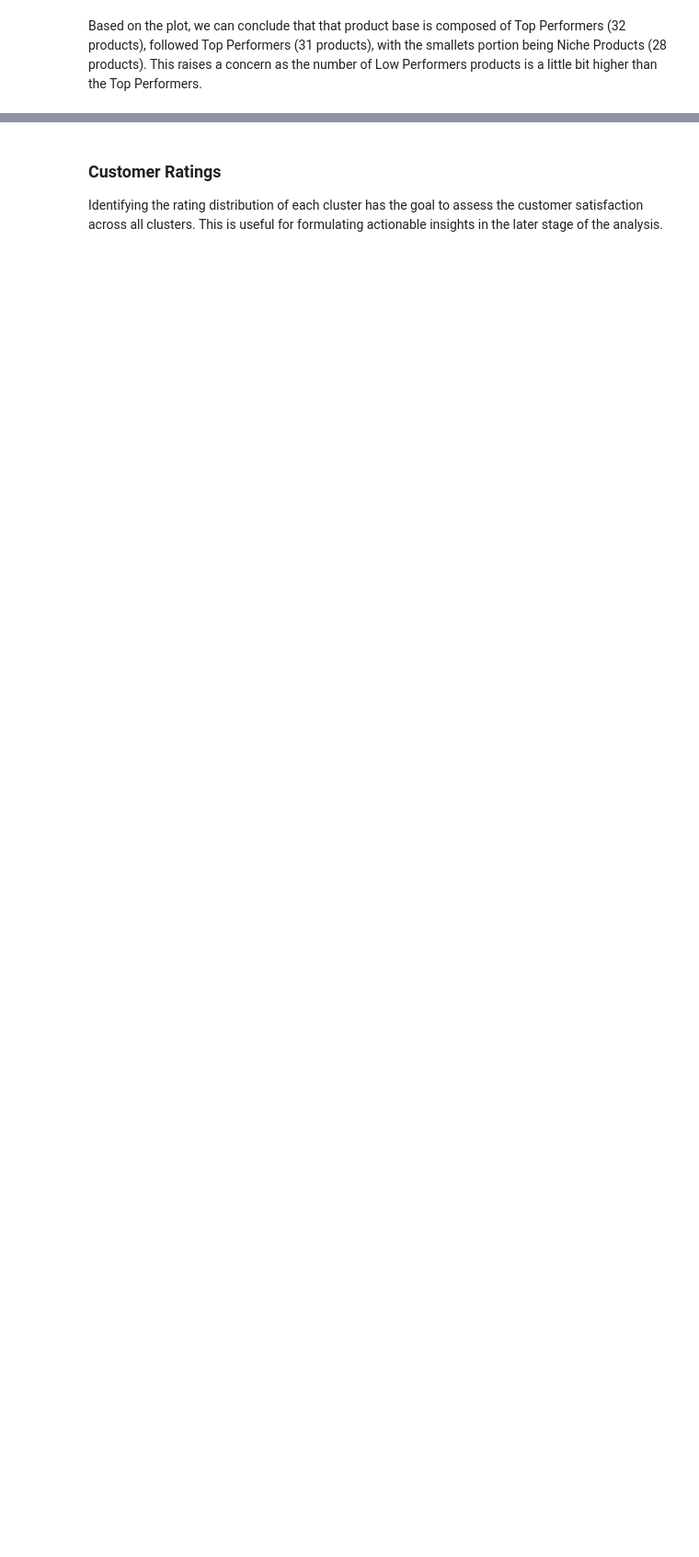
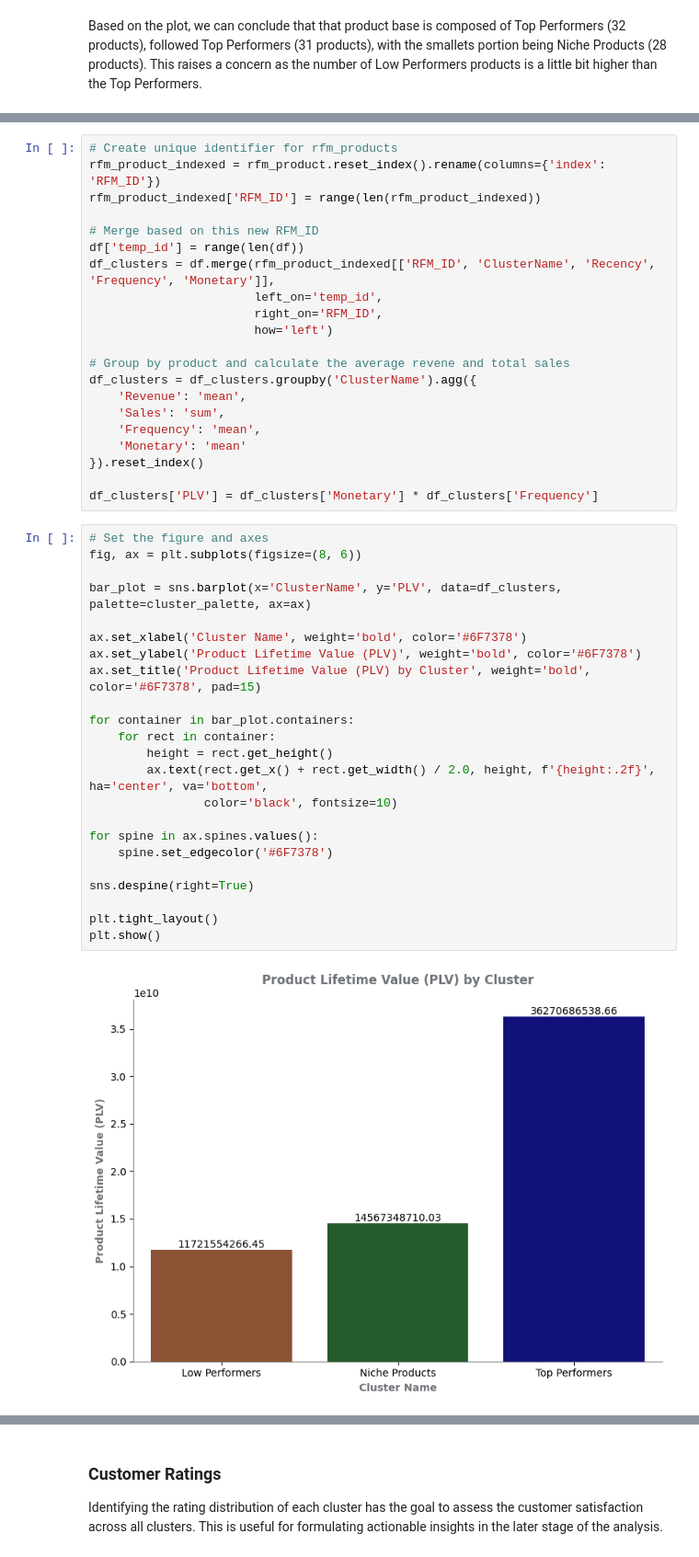
Before and after one commit to lazuardifp19/lazuardfp_portfolio, a Jupyter notebook: Ecommerce Analysis With Product-Centric RFM Analysis and K Means Clustering/ecommerce-analysis-with-product-centric-rfm-analysis-and-k-means-clustering.ipynb, the cells around one changed output, grey strips where cells are left out. Shown at 92% size. Drawn from its saved outputs; the diff is of its cells as text; blank space fills up the shorter version.

```diff
--- a/Ecommerce Analysis With Product-Centric RFM Analysis and K Means Clustering/ecommerce-analysis-with-product-centric-rfm-analysis-and-k-means-clustering.ipynb
+++ b/Ecommerce Analysis With Product-Centric RFM Analysis and K Means Clustering/ecommerce-analysis-with-product-centric-rfm-analysis-and-k-means-clustering.ipynb
@@ -1630,0 +1708,46 @@ Based on the plot, we can conclude that that product base is composed of Top Per
+# %%
+# Create unique identifier for rfm_products
+rfm_product_indexed = rfm_product.reset_index().rename(columns={'index': 'RFM_ID'})
+rfm_product_indexed['RFM_ID'] = range(len(rfm_product_indexed))
+
+# Merge based on this new RFM_ID
+df['temp_id'] = range(len(df))
+df_clusters = df.merge(rfm_product_indexed[['RFM_ID', 'ClusterName', 'Recency', 'Frequency', 'Monetary']],
+                       left_on='temp_id',
+                       right_on='RFM_ID',
+                       how='left')
+
+# Group by product and calculate the average revene and total sales
+df_clusters = df_clusters.groupby('ClusterName').agg({
+    'Revenue': 'mean',
+    'Sales': 'sum',
+    'Frequency': 'mean',
+    'Monetary': 'mean'
+}).reset_index()
+
+df_clusters['PLV'] = df_clusters['Monetary'] * df_clusters['Frequency']
+# %%
+# Set the figure and axes
+fig, ax = plt.subplots(figsize=(8, 6))
+
+bar_plot = sns.barplot(x='ClusterName', y='PLV', data=df_clusters, palette=cluster_palette, ax=ax)
+
+ax.set_xlabel('Cluster Name', weight='bold', color='#6F7378')
+ax.set_ylabel('Product Lifetime Value (PLV)', weight='bold', color='#6F7378')
+ax.set_title('Product Lifetime Value (PLV) by Cluster', weight='bold', color='#6F7378', pad=15)
+
+for container in bar_plot.containers:
+    for rect in container:
+        height = rect.get_height()
+        ax.text(rect.get_x() + rect.get_width() / 2.0, height, f'{height:.2f}', ha='center', va='bottom',
+                color='black', fontsize=10)
+
+for spine in ax.spines.values():
+    spine.set_edgecolor('#6F7378')
+
+sns.despine(right=True)
+
+plt.tight_layout()
+plt.show()
+# %% [output]
+[figure, added]
```
Also changed, not shown: parts of 20 cells of this notebook.
